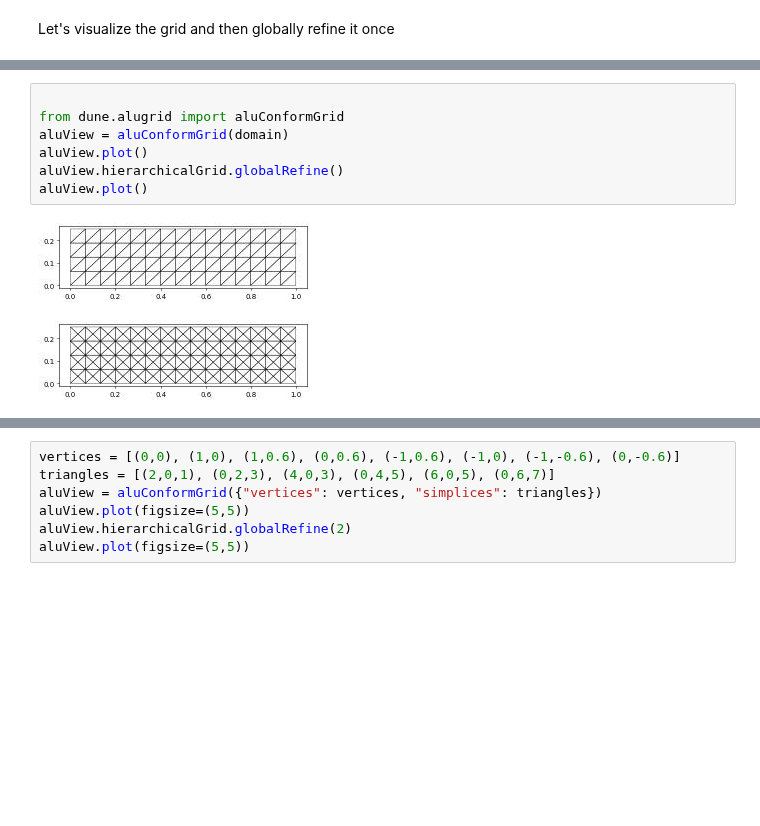
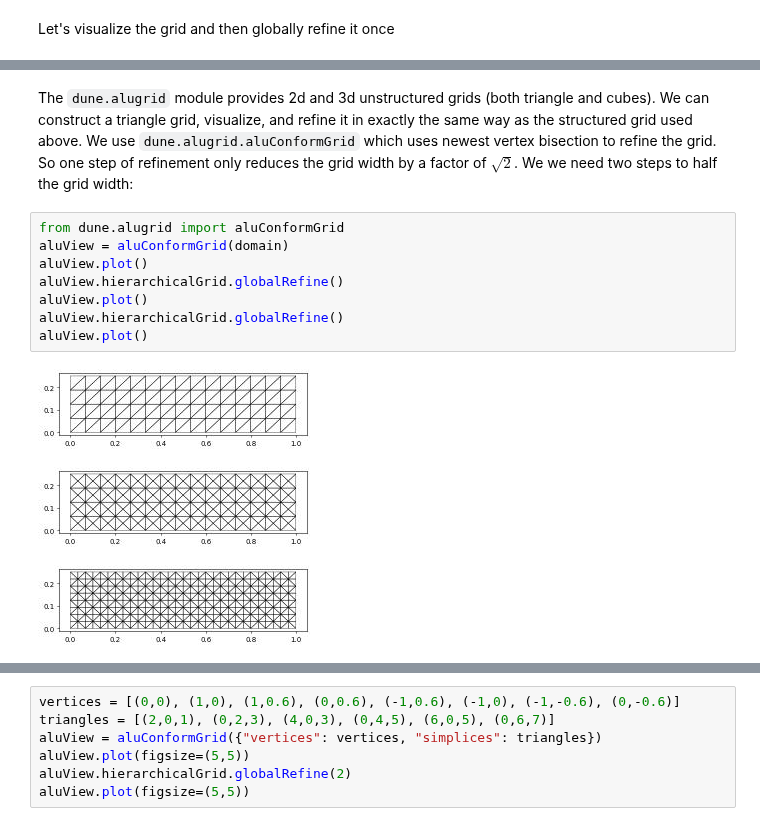
Before and after one commit to dune-project/dune-fempy, a Jupyter notebook: doc/dune-corepy_nb.ipynb, the cells around one changed output, grey strips where cells are left out. Saved outputs shown, nothing was run; the diff lists cells and outputs as text; blank space fills up the shorter version.

```diff
--- a/doc/dune-corepy_nb.ipynb
+++ b/doc/dune-corepy_nb.ipynb
@@ -91,10 +101,19 @@ Let's visualize the grid and then globally refine it once
+# %% [markdown]
+The `dune.alugrid` module provides 2d and 3d unstructured grids (both
+triangle and cubes). We can construct a triangle grid, visualize, and
+refine it in exactly the same way as the structured grid used above.
+We use `dune.alugrid.aluConformGrid` which uses newest vertex bisection
+to refine the grid. So one step of refinement only reduces the grid width
+by a factor of $\sqrt2$. We we need two steps to half the grid width:
 # %%
-
 from dune.alugrid import aluConformGrid
 aluView = aluConformGrid(domain)
 aluView.plot()
 aluView.hierarchicalGrid.globalRefine()
 aluView.plot()
+aluView.hierarchicalGrid.globalRefine()
+aluView.plot()
 # %% [output]
 [figure]
 [figure]
+[figure, added]
```
Also changed, not shown: parts of 37 cells of this notebook, 44 other files.
